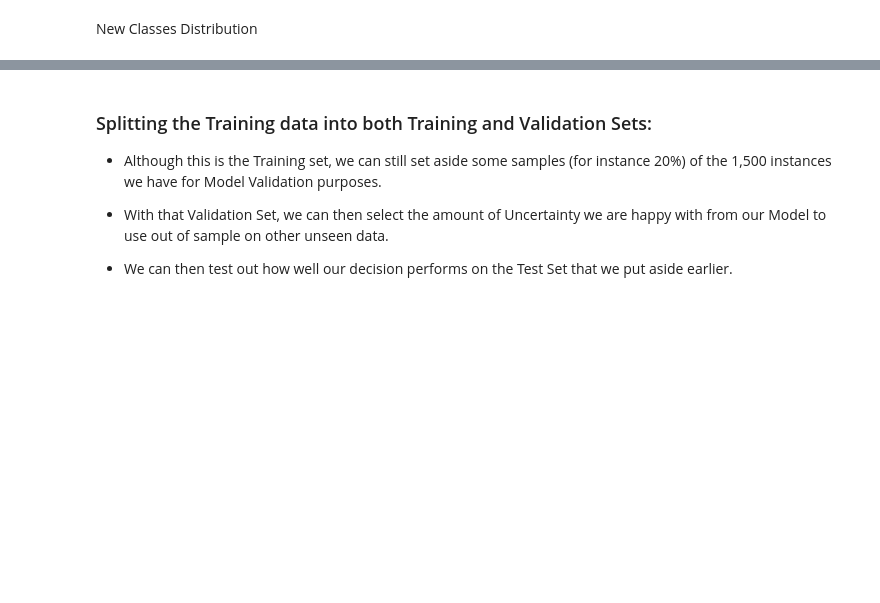
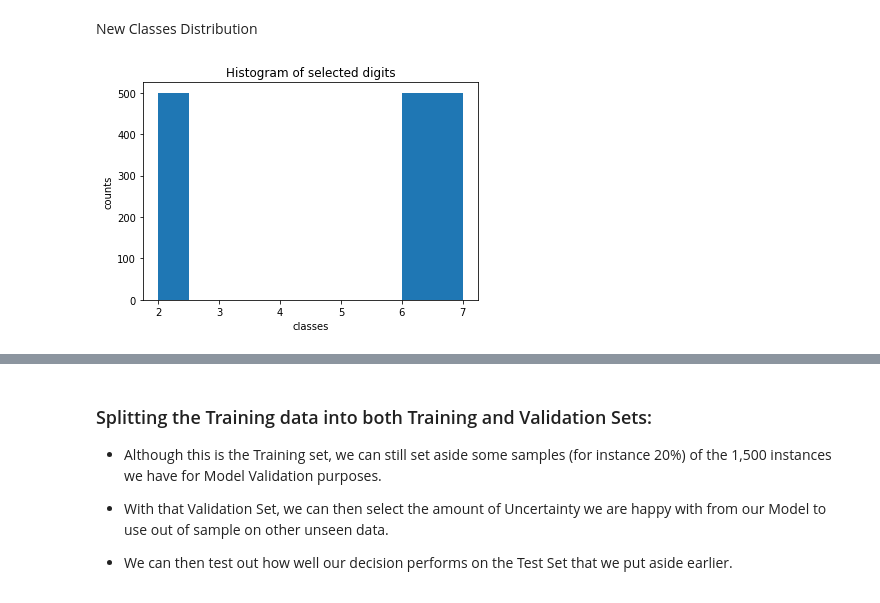
Before and after one commit to mike-scally/ET5003, a Jupyter notebook: Etivity_1_MikeScally_9312951-New.ipynb, the cells around one changed output, grey strips where cells are left out. Drawn from its saved outputs; the diff is of its cells as text; code cells hidden in the pictures; blank space fills up the shorter version.

```diff
--- a/Etivity_1_MikeScally_9312951-New.ipynb
+++ b/Etivity_1_MikeScally_9312951-New.ipynb
@@ -242,3 +238,14 @@ New Classes Distribution
+# %%
+# new histogram for selected digits
+fig, ax = plt.subplots()
+
+n, bins, patches = ax.hist(y_train, len(alltotal))
+ax.set_xlabel('classes')
+ax.set_ylabel('counts')
+ax.set_title(r'Histogram of selected digits')
+plt.show()
+# %% [output]
+[figure, added]
 # %%
 # plot digits
 def plot_digits(instances, images_per_row=5, **options):
```
Also changed, not shown: parts of 22 cells of this notebook.
